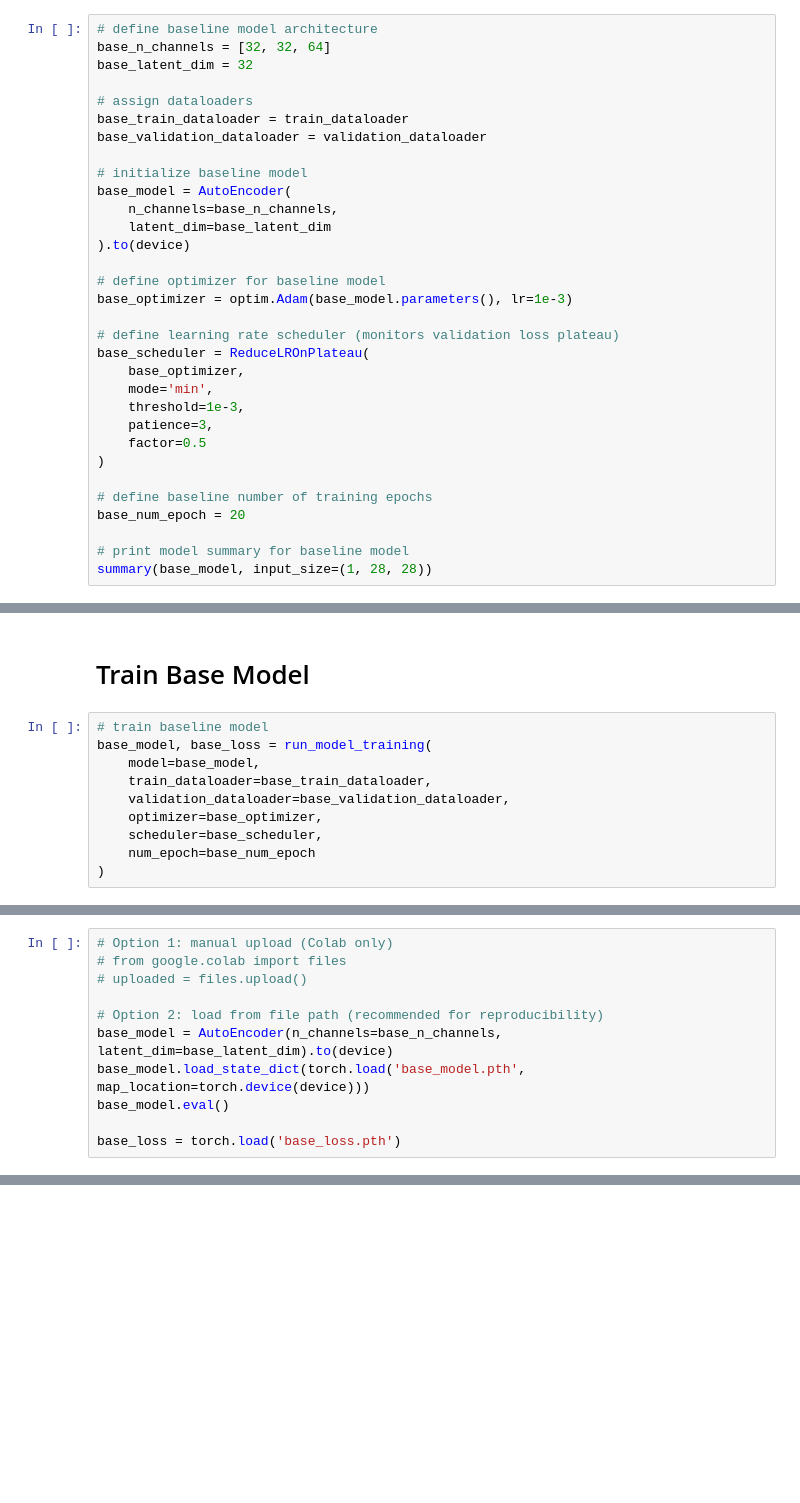
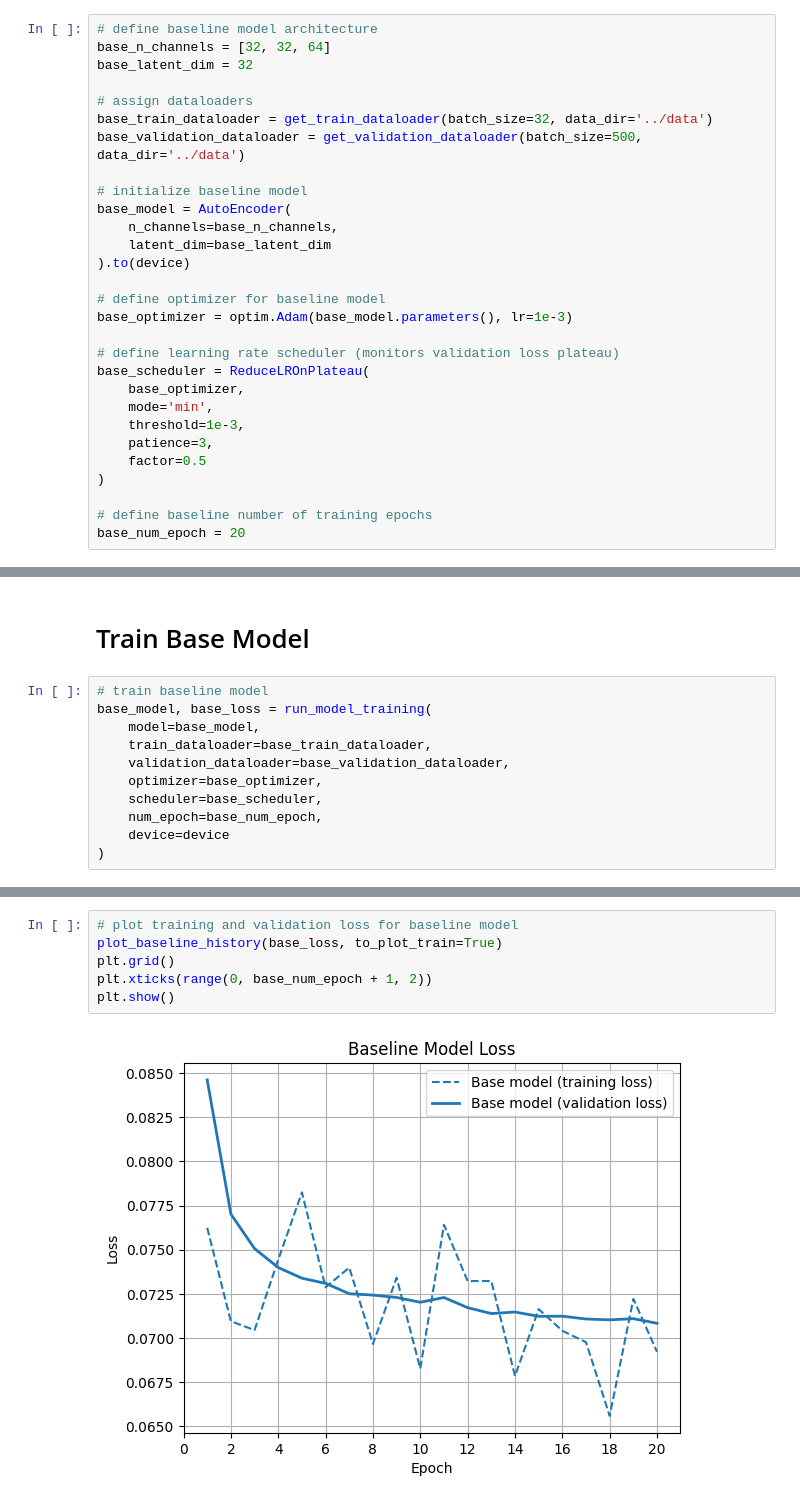
Before and after one commit to vlad-uve/CAE-MNIST, a Jupyter notebook: notebooks/CAE_base_model.ipynb, the cells around one changed output, grey strips where cells are left out. Saved outputs shown, nothing was run; the diff lists cells and outputs as text; blank space fills up the shorter version.

```diff
--- a/notebooks/CAE_base_model.ipynb
+++ b/notebooks/CAE_base_model.ipynb
@@ -37,8 +63,8 @@ base_n_channels = [32, 32, 64]
 base_latent_dim = 32
 
 # assign dataloaders
-base_train_dataloader = train_dataloader
-base_validation_dataloader = validation_dataloader
+base_train_dataloader = get_train_dataloader(batch_size=32, data_dir='../data')
+base_validation_dataloader = get_validation_dataloader(batch_size=500, data_dir='../data')
 
 # initialize baseline model
 base_model = AutoEncoder(
@@ -60,6 +86,3 @@ base_scheduler = ReduceLROnPlateau(
 
 # define baseline number of training epochs
 base_num_epoch = 20
-
-# print model summary for baseline model
-summary(base_model, input_size=(1, 28, 28))
@@ -91,5 +130,6 @@ base_model, base_loss = run_model_training(
     validation_dataloader=base_validation_dataloader,
     optimizer=base_optimizer,
     scheduler=base_scheduler,
-    num_epoch=base_num_epoch
+    num_epoch=base_num_epoch,
+    device=device
 )
@@ -108,11 +135,0 @@ torch.save(base_loss, 'base_loss.pth')
-# %%
-# Option 1: manual upload (Colab only)
-# from google.colab import files
-# uploaded = files.upload()
-
-# Option 2: load from file path (recommended for reproducibility)
-base_model = AutoEncoder(n_channels=base_n_channels, latent_dim=base_latent_dim).to(device)
-base_model.load_state_dict(torch.load('base_model.pth', map_location=torch.device(device)))
-base_model.eval()
-
-base_loss = torch.load('base_loss.pth')
@@ -118,0 +146,8 @@ base_loss = torch.load('base_loss.pth')
+# %%
+# plot training and validation loss for baseline model
+plot_baseline_history(base_loss, to_plot_train=True)
+plt.grid()
+plt.xticks(range(0, base_num_epoch + 1, 2))
+plt.show()
+# %% [output]
+[figure, added]
```
Also changed, not shown: parts of 20 cells of this notebook.
